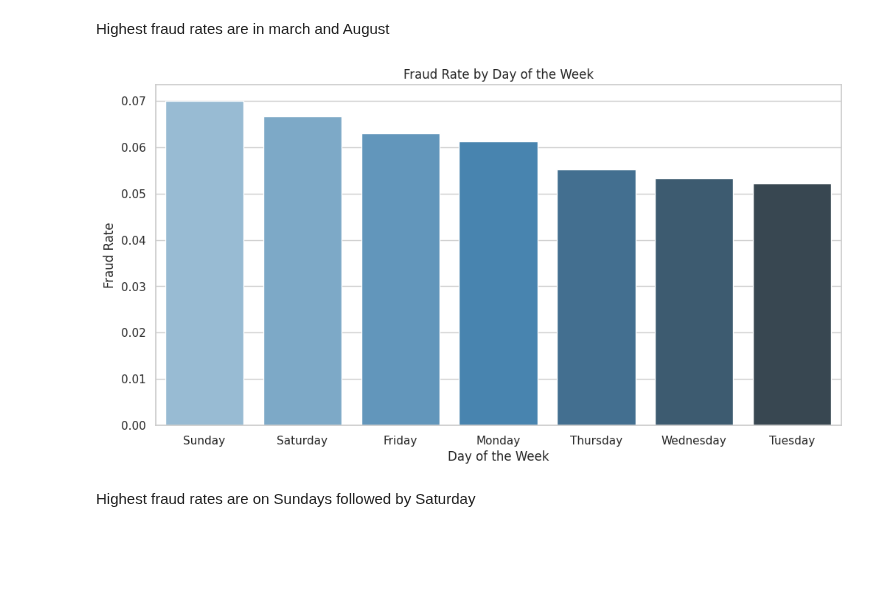
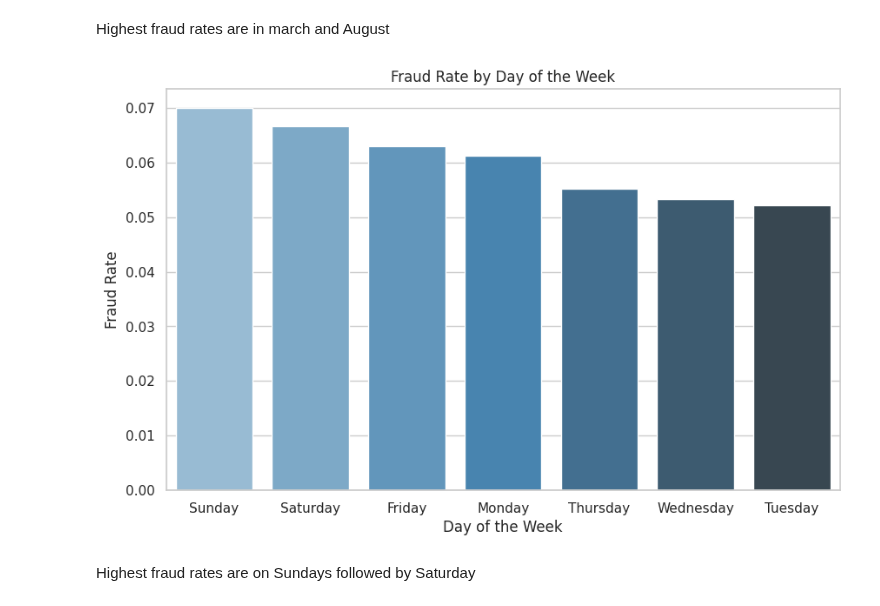
Before and after one commit to kimp10/Insurance-Fraud-Detection-Model-, a Jupyter notebook: Insurance_Fraud_detection.ipynb, the cells around one changed output. Saved outputs shown, nothing was run; the diff lists cells and outputs as text; code cells hidden in the pictures; blank space fills up the shorter version.

```diff
--- a/Insurance_Fraud_detection.ipynb
+++ b/Insurance_Fraud_detection.ipynb
@@ -215,15 +215,15 @@ plt.show()
 Highest fraud rates are in march and August
 # %%
 # Plot Fraud Rate by Day of the Week
-plt.figure(figsize=(12, 6))
+plt.figure(figsize=(10, 6))
 fraud_rate_by_dayofweek = fraud_rates['DayOfWeek']
 sns.barplot(x=fraud_rate_by_dayofweek.index, y=fraud_rate_by_dayofweek.values, palette="Blues_d")
 plt.title('Fraud Rate by Day of the Week')
 plt.ylabel('Fraud Rate')
 plt.xlabel('Day of the Week')
 plt.show()
 # %% [output]
-[figure, old version]
+[figure, new version]
 # %% [markdown]
 Highest fraud rates are on Sundays  followed by Saturday
 # %%
```
Also changed, not shown: parts of 12 cells of this notebook.
